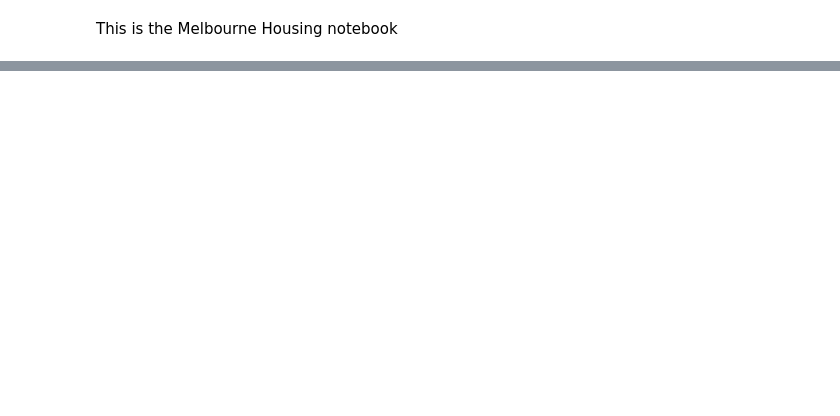
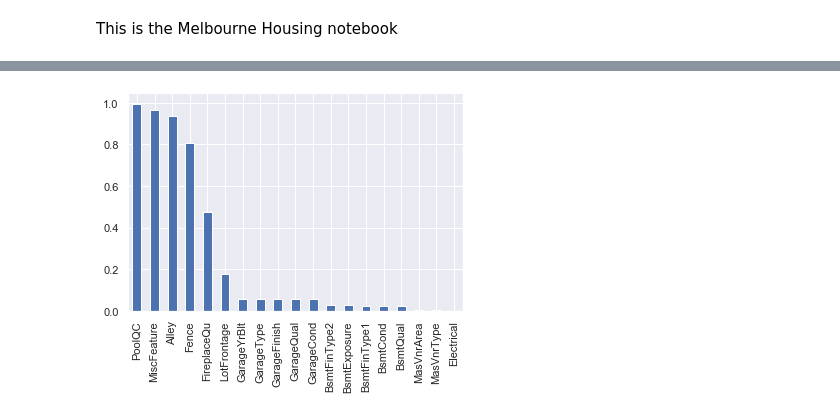
Before and after one commit to philippkaindl/Melbourne_housing, a Jupyter notebook: Housing_Exploration.ipynb, the cells around one changed output, grey strips where cells are left out. Saved outputs shown, nothing was run; the diff lists cells and outputs as text; code cells hidden in the pictures; blank space fills up the shorter version.

```diff
--- a/Housing_Exploration.ipynb
+++ b/Housing_Exploration.ipynb
@@ -8,6 +14,7 @@ import sklearn
 import fastai
 
 from pathlib import Path
+import seaborn as sns
+import matplotlib.pyplot as plt
+sns.set()
 from DS_Utils import *
-import seaborn as sns
-import matplotlib.pylot as plt
@@ -27,0 +94,4 @@ missing  =
+# %%
+plotMissingValuesDF(traindf)
+# %% [output]
+[figure, added]
```
Also changed, not shown: parts of 12 cells of this notebook, 1 other file.
